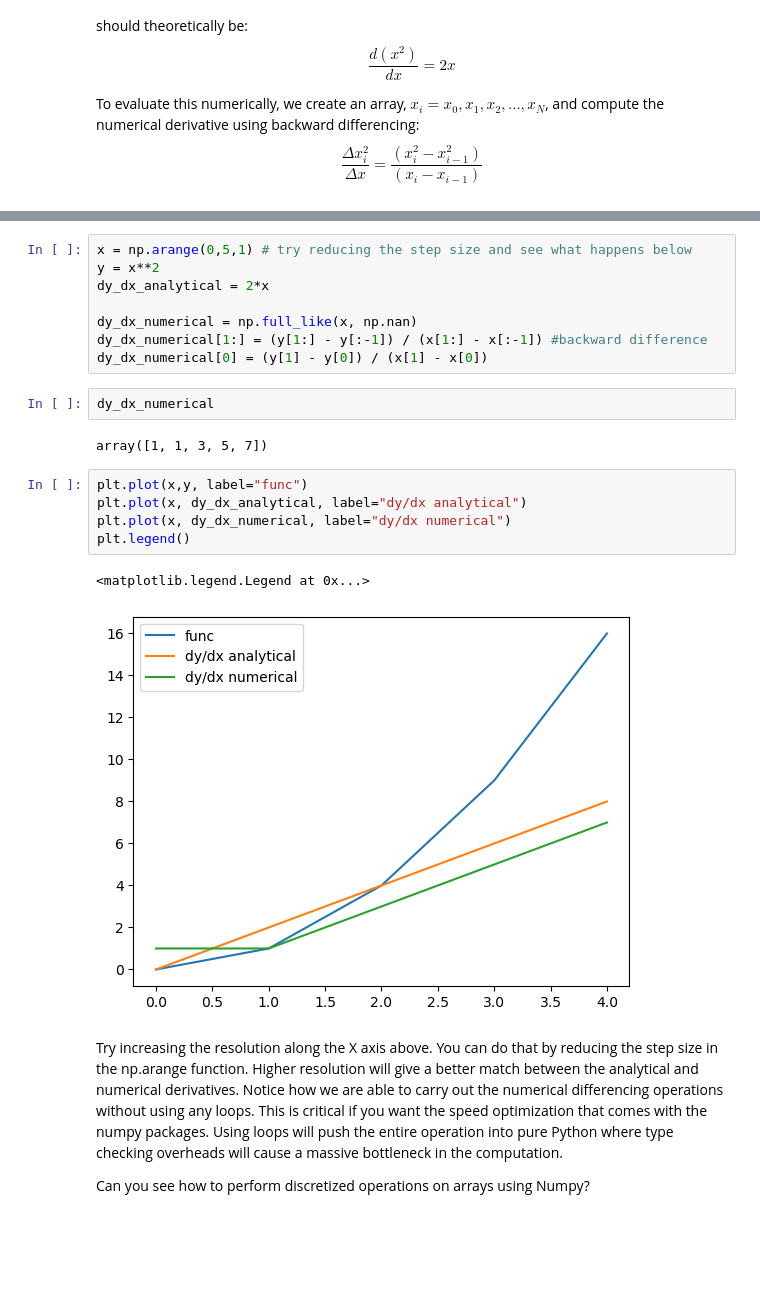
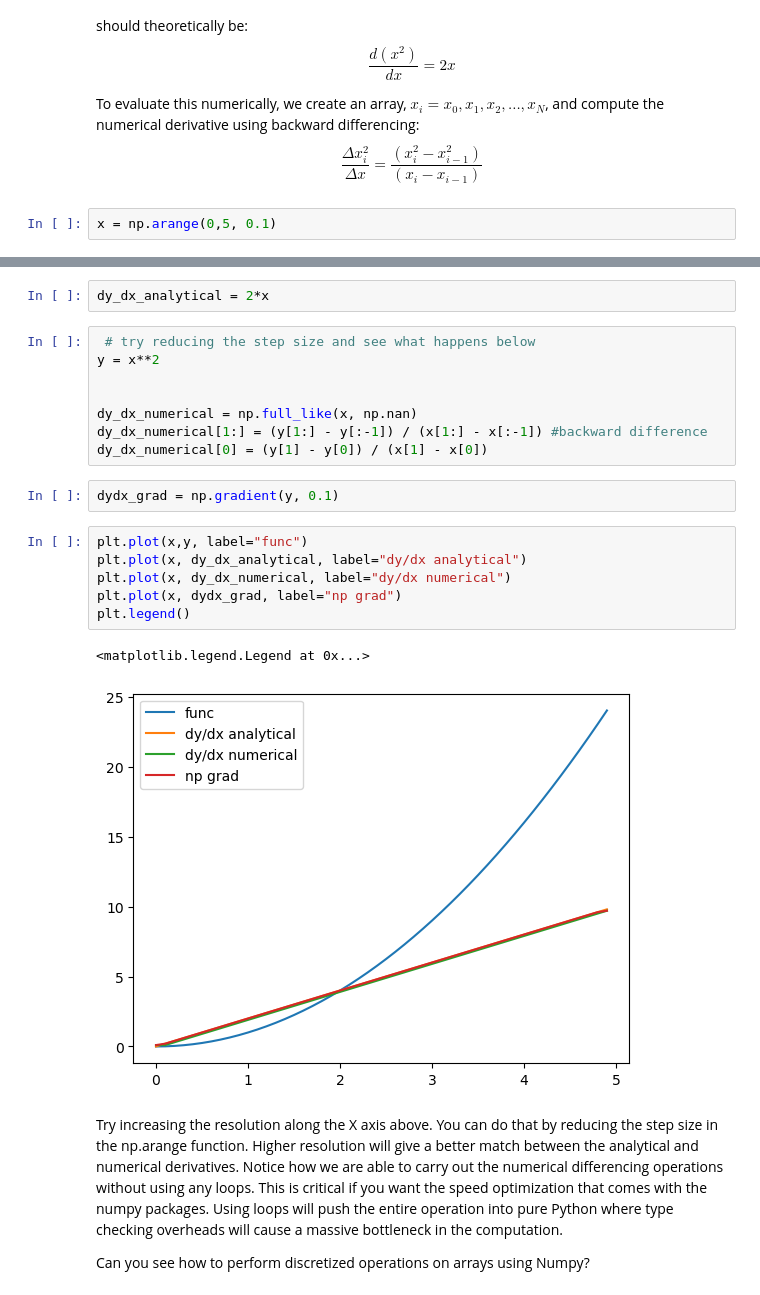
Before and after one commit to adityarn/PythonWorkshopNCPOR, a Jupyter notebook: 02_NumpyComputation.ipynb, the cells around one changed output, grey strips where cells are left out. Saved outputs shown, nothing was run; the diff lists cells and outputs as text; blank space fills up the shorter version.

```diff
--- a/02_NumpyComputation.ipynb
+++ b/02_NumpyComputation.ipynb
@@ -120,3 +141,5 @@ As we saw earlier, the pure Python way of doing things is slow. How do we carry
 Below is an example of evaluating the derivative of $x^2$ numerically. We know that the derivative should theoretically be: $$\frac{d(x^2)}{dx} = 2x$$
 
 To evaluate this numerically, we create an array, $x_i = x_0, x_1, x_2,..., x_N$, and compute the numerical derivative using backward differencing: $$\frac{\Delta{x_i^2}}{\Delta x} = \frac{(x_i^2 - x_{i-1}^2)}{(x_i - x_{i-1})}$$
+# %%
+x = np.arange(0,5, 0.1)
@@ -123,23 +153,24 @@ To evaluate this numerically, we create an array, $x_i = x_0, x_1, x_2,..., x_N$
+# %%
+dy_dx_analytical = 2*x
 # %%
-x = np.arange(0,5,1) # try reducing the step size and see what happens below
+ # try reducing the step size and see what happens below
 y = x**2
-dy_dx_analytical = 2*x
+
 
 dy_dx_numerical = np.full_like(x, np.nan)
 dy_dx_numerical[1:] = (y[1:] - y[:-1]) / (x[1:] - x[:-1]) #backward difference
 dy_dx_numerical[0] = (y[1] - y[0]) / (x[1] - x[0])
-# %%
-dy_dx_numerical
-# %% [output]
-array([1, 1, 3, 5, 7])
+# %%
+dydx_grad = np.gradient(y, 0.1)
 # %%
 plt.plot(x,y, label="func")
 plt.plot(x, dy_dx_analytical, label="dy/dx analytical")
 plt.plot(x, dy_dx_numerical, label="dy/dx numerical")
+plt.plot(x, dydx_grad, label="np grad")
 plt.legend()
 # %% [output]
 <matplotlib.legend.Legend at 0x...>
-[figure, old version]
+[figure, new version]
 # %% [markdown]
 Try increasing the resolution along the X axis above. You can do that by reducing the step size in the np.arange function. Higher resolution will give a better match between the analytical and numerical derivatives. Notice how we are able to carry out the numerical differencing operations without using any loops. This is critical if you want the speed optimization that comes with the numpy packages. Using loops will push the entire operation into pure Python where type checking overheads will cause a massive bottleneck in the computation.
 
```
Also changed, not shown: parts of 46 cells of this notebook, 4 other files.
